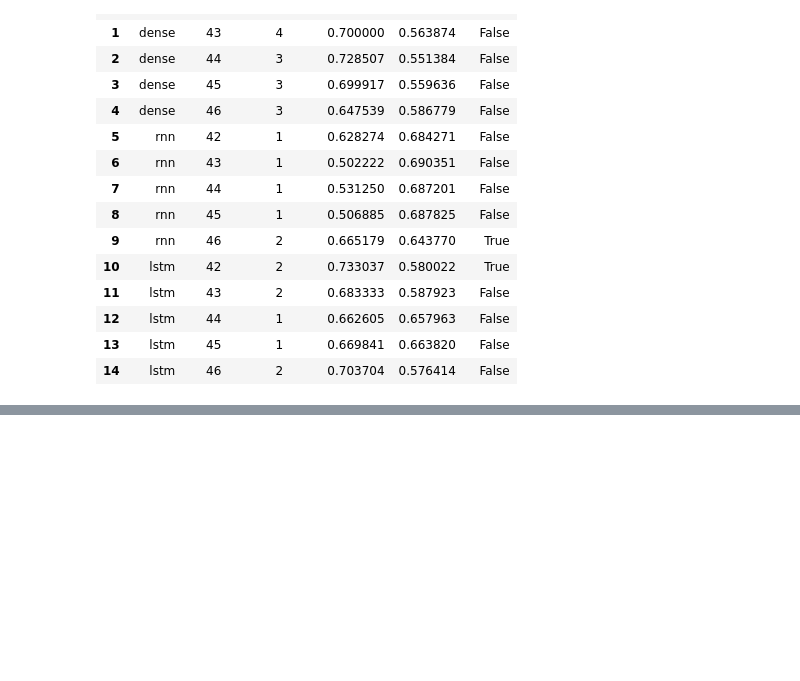
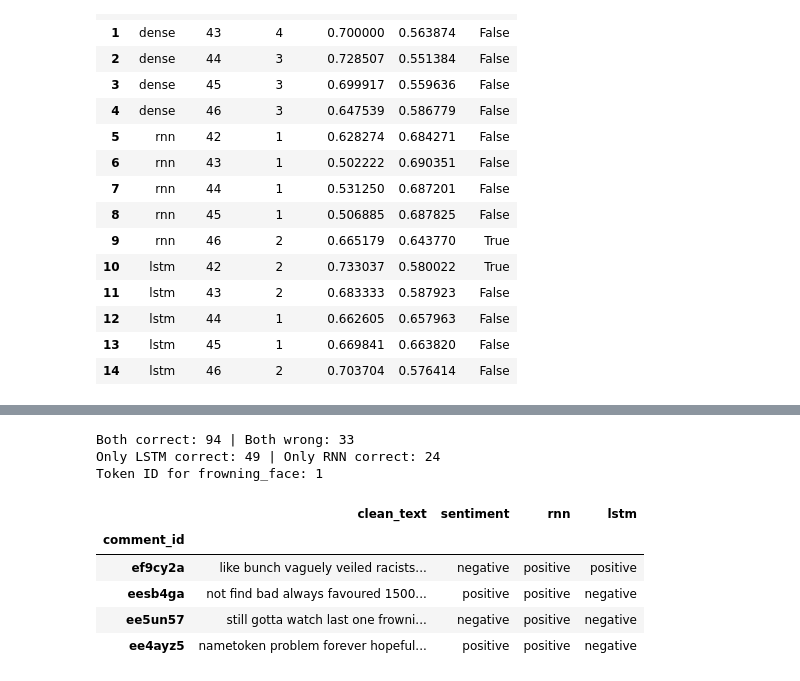
Before and after one commit to JacoboRodriguez1/Suavitel, a Jupyter notebook: notebooks/03_dense_rnn_lstm.ipynb, the cells around one changed output, grey strips where cells are left out. Saved outputs shown, nothing was run; the diff lists cells and outputs as text; code cells hidden in the pictures; blank space fills up the shorter version.

```diff
--- a/notebooks/03_dense_rnn_lstm.ipynb
+++ b/notebooks/03_dense_rnn_lstm.ipynb
@@ -231,0 +265,22 @@ final_scores
+# %%
+rnn_correct = test_cases.rnn.eq(test_cases.label)
+lstm_correct = test_cases.lstm.eq(test_cases.label)
+print(f"Both correct: {(rnn_correct & lstm_correct).sum()} | Both wrong: {(~rnn_correct & ~lstm_correct).sum()}")
+print(f"Only LSTM correct: {(~rnn_correct & lstm_correct).sum()} | Only RNN correct: {(rnn_correct & ~lstm_correct).sum()}")
+
+case_ids = ["ef9cy2a", "eesb4ga", "ee5un57", "ee4ayz5"]
+examples = test_cases.set_index("comment_id").loc[case_ids, ["clean_text", "sentiment", "rnn", "lstm"]].copy()
+for name in ("rnn", "lstm"):
+    examples[name] = examples[name].map({0: "negative", 1: "positive"})
+print("Token ID for frowning_face:", int(test_vectorizer(tf.constant(["frowning_face"]))[0, 0]))
+examples
+# %% [output]
+Both correct: 94 | Both wrong: 33
+Only LSTM correct: 49 | Only RNN correct: 24
+Token ID for frowning_face: 1
+|  | clean_text | sentiment | rnn | lstm |
+| comment_id |  |  |  |  |
+| ef9cy2a | like bunch vaguely veiled racists... | negative | positive | positive |
+| eesb4ga | not find bad always favoured 1500... | positive | positive | negative |
+| ee5un57 | still gotta watch last one frowni... | negative | positive | negative |
+| ee4ayz5 | nametoken problem forever hopeful... | positive | positive | negative |
```
Also changed, not shown: parts of 3 cells of this notebook, 6 other files.
